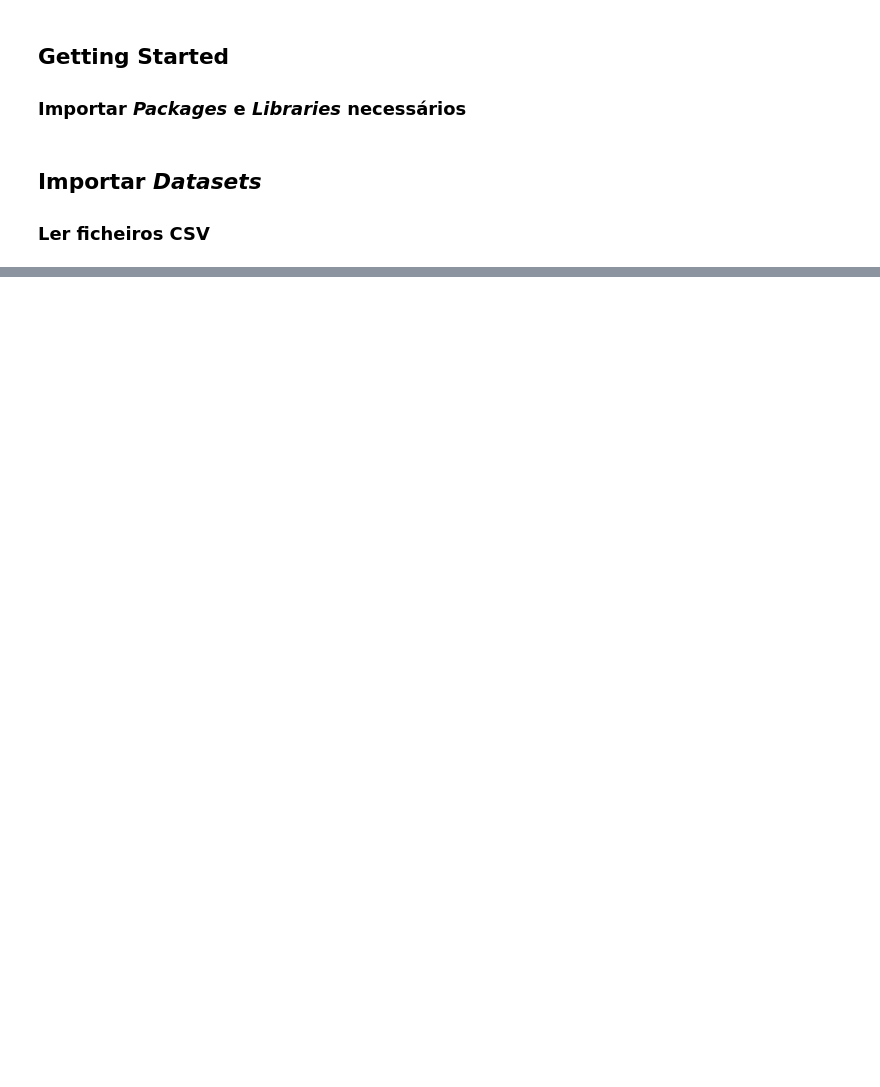
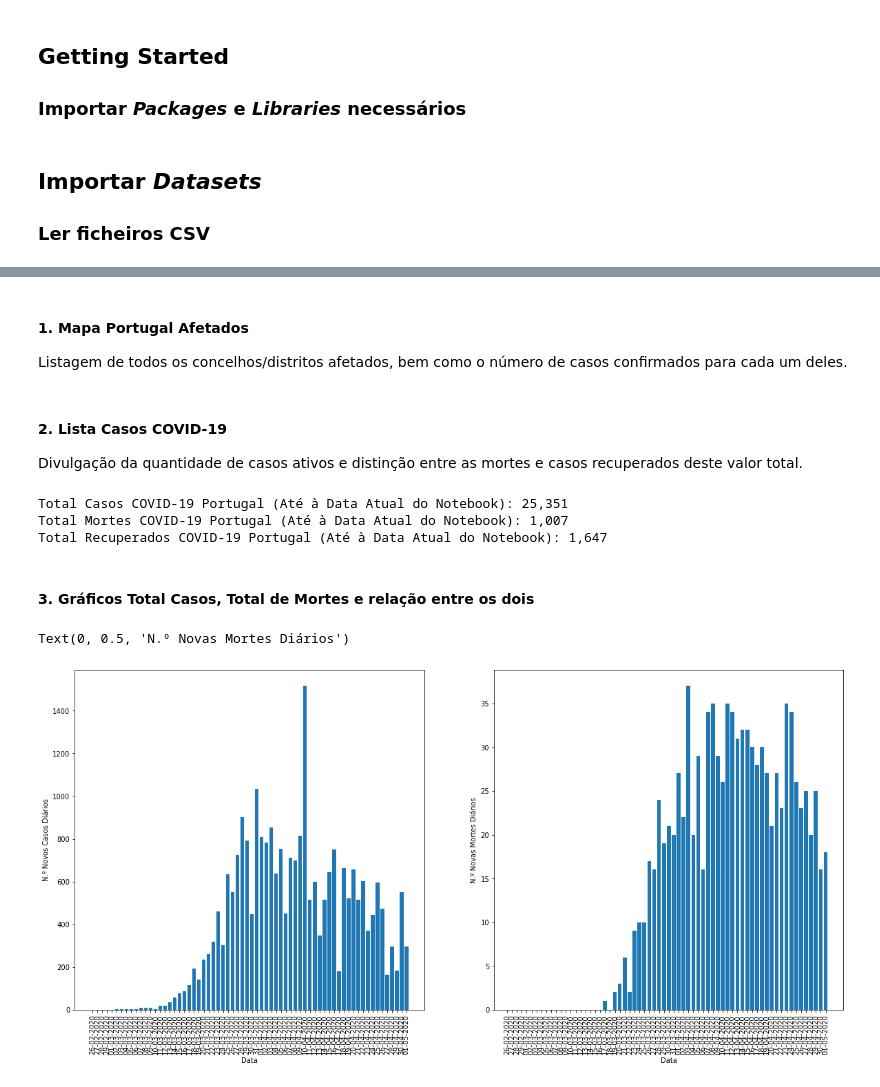
Before and after one commit to diogoesnog/COVID-19, a Jupyter notebook: notebookFinal.ipynb, the cells around one changed output, grey strips where cells are left out. Saved outputs shown, nothing was run; the diff lists cells and outputs as text; code cells hidden in the pictures; blank space fills up the shorter version.

```diff
--- a/notebookFinal.ipynb
+++ b/notebookFinal.ipynb
@@ -45,0 +98,39 @@ print(Covid_19_Countries)
+# %% [markdown]
+#### 1. Mapa Portugal Afetados
+Listagem de todos os concelhos/distritos afetados, bem como o número de casos confirmados para cada um deles.
+# %% [markdown]
+#### 2. Lista Casos COVID-19
+Divulgação da quantidade de casos ativos e distinção entre as mortes e casos recuperados deste valor total.
+# %%
+print("Total Casos COVID-19 Portugal (Até à Data Atual do Notebook): %s" %"{:,}".format(covid19PT1['confirmados'].iloc[-1]))
+print("Total Mortes COVID-19 Portugal (Até à Data Atual do Notebook): %s" %"{:,}".format(covid19PT1['obitos'].iloc[-1]))
+print("Total Recuperados COVID-19 Portugal (Até à Data Atual do Notebook): %s" %"{:,}".format(covid19PT1['recuperados'].iloc[-1]))
+# %% [output]
+Total Casos COVID-19 Portugal (Até à Data Atual do Notebook): 25,351
+Total Mortes COVID-19 Portugal (Até à Data Atual do Notebook): 1,007
+Total Recuperados COVID-19 Portugal (Até à Data Atual do Notebook): 1,647
+# %% [markdown]
+#### 3. Gráficos Total Casos, Total de Mortes e relação entre os dois
+# %%
+tickLabel = covid19PT1['data']
+
+plt.figure(figsize=(20,20))
+
+x1 = np.arange(len(covid19PT1))
+y1 = covid19PT1['confirmados_novos']
+ax1 = plt.subplot(2,2,1)
+plt.bar(x1, y1, tick_label = tickLabel)
+plt.xticks(rotation = 90)
+plt.xlabel('Data')
+plt.ylabel('N.º Novos Casos Diários')
+
+x2 = np.arange(len(covid19PT1))
+y2 = abs(covid19PT1['obitos'].shift(1) - covid19PT1['obitos'])
+plt.subplot(2,2,2)
+plt.bar(x2, y2, tick_label = tickLabel)
+plt.xticks(rotation = 90)
+plt.xlabel('Data')
+plt.ylabel('N.º Novas Mortes Diários')
+# %% [output]
+Text(0, 0.5, 'N.º Novas Mortes Diários')
+[figure, added]
```
Also changed, not shown: parts of 18 cells of this notebook, 1 other file.
